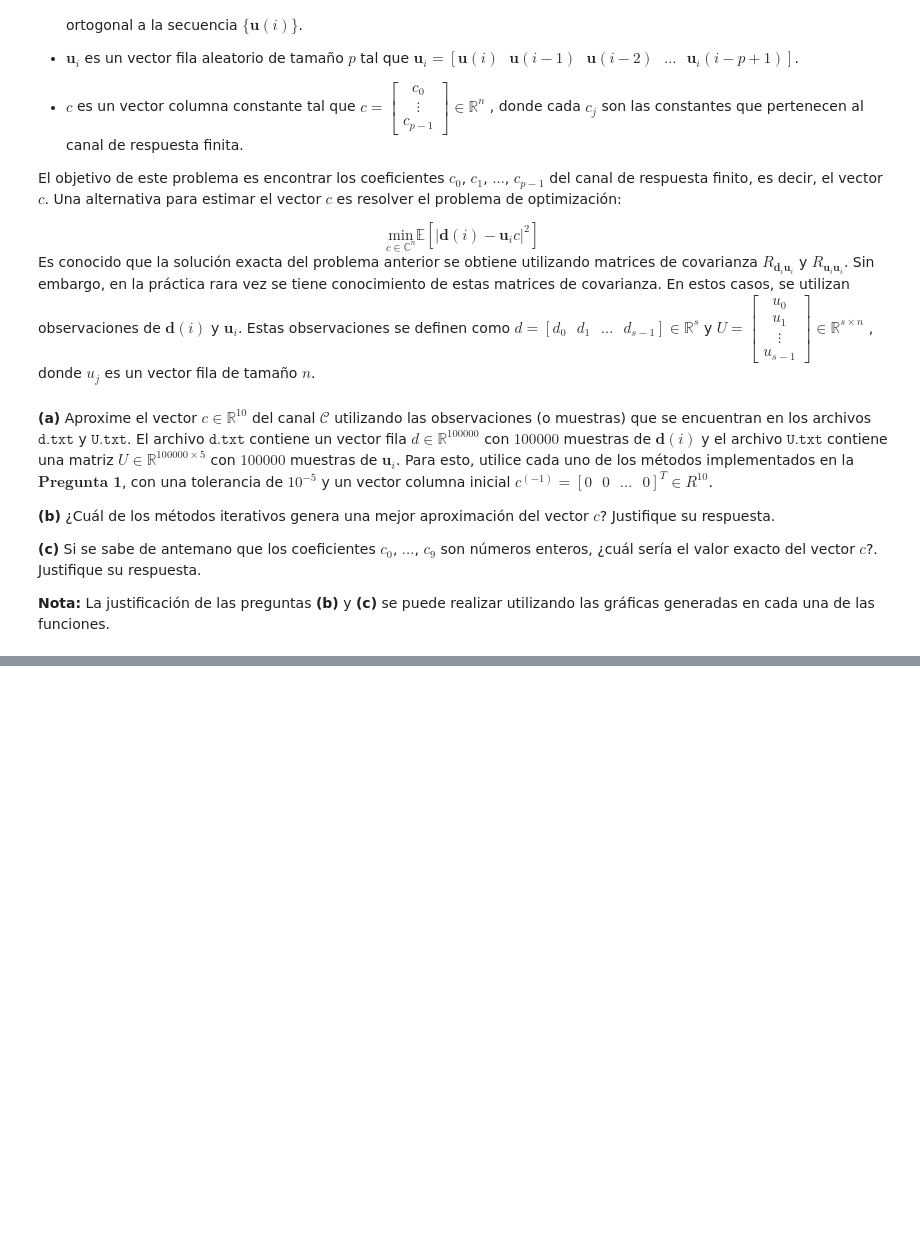
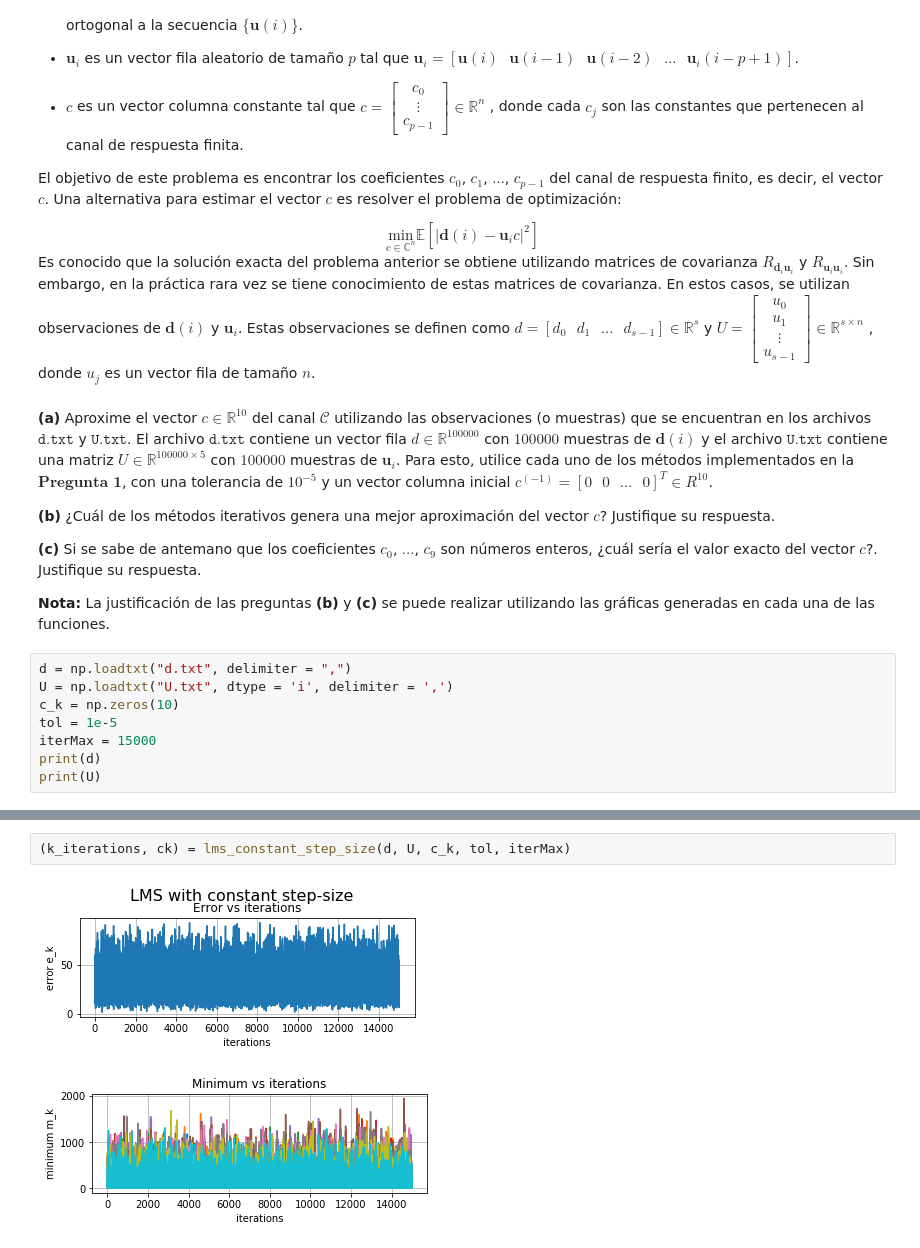
Before and after one commit to jckruz777/Adaptive_Processing, a Jupyter notebook: tarea2/Tarea_02.ipynb, the cells around one changed output, grey strips where cells are left out. Cells and saved outputs as stored; diff of their text form; blank space fills up the shorter version.

```diff
--- a/tarea2/Tarea_02.ipynb
+++ b/tarea2/Tarea_02.ipynb
@@ -90,3 +190,11 @@ $\texttt{U.txt}$ contiene una matriz $U \in \mathbb{R}^{100000\times 5}$ con $10
 **(c)** Si se sabe de antemano que los coeficientes $c_0$, $\dots$, $c_9$ son números enteros, ¿cuál sería el valor exacto del vector $c$?. Justifique su respuesta.
 
 **Nota:** La justificación de las preguntas **(b)** y **(c)** se puede realizar utilizando las gráficas generadas en cada una de las funciones.
+# %%
+d = np.loadtxt("d.txt", delimiter = ",")
+U = np.loadtxt("U.txt", dtype = 'i', delimiter = ',')
+c_k = np.zeros(10)
+tol = 1e-5
+iterMax = 15000
+print(d)
+print(U)
@@ -92,0 +210,5 @@ $\texttt{U.txt}$ contiene una matriz $U \in \mathbb{R}^{100000\times 5}$ con $10
+# %%
+(k_iterations, ck) = lms_constant_step_size(d, U, c_k, tol, iterMax)
+# %% [output]
+[figure, added]
+[figure, added]
```
Also changed, not shown: parts of 3 cells of this notebook.
